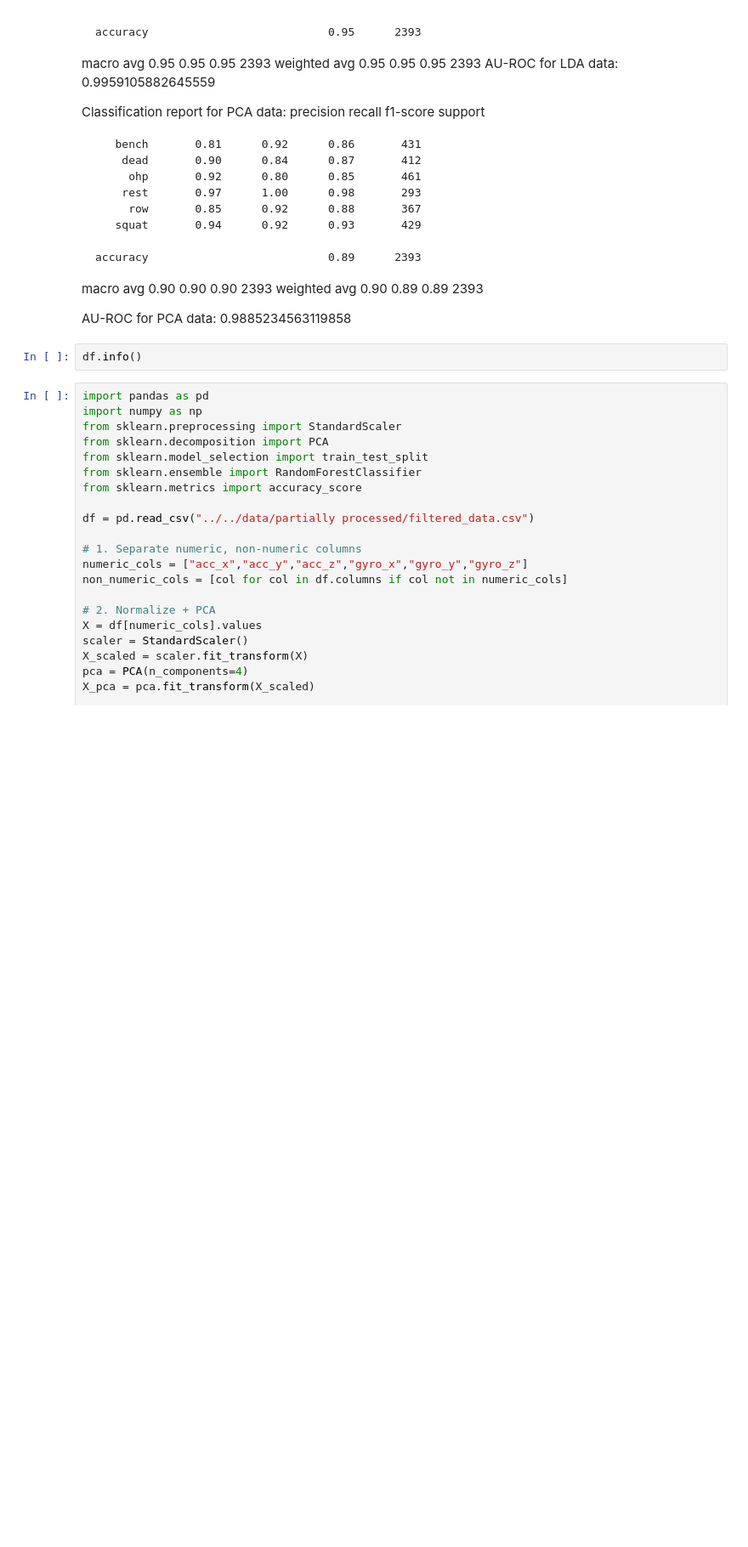
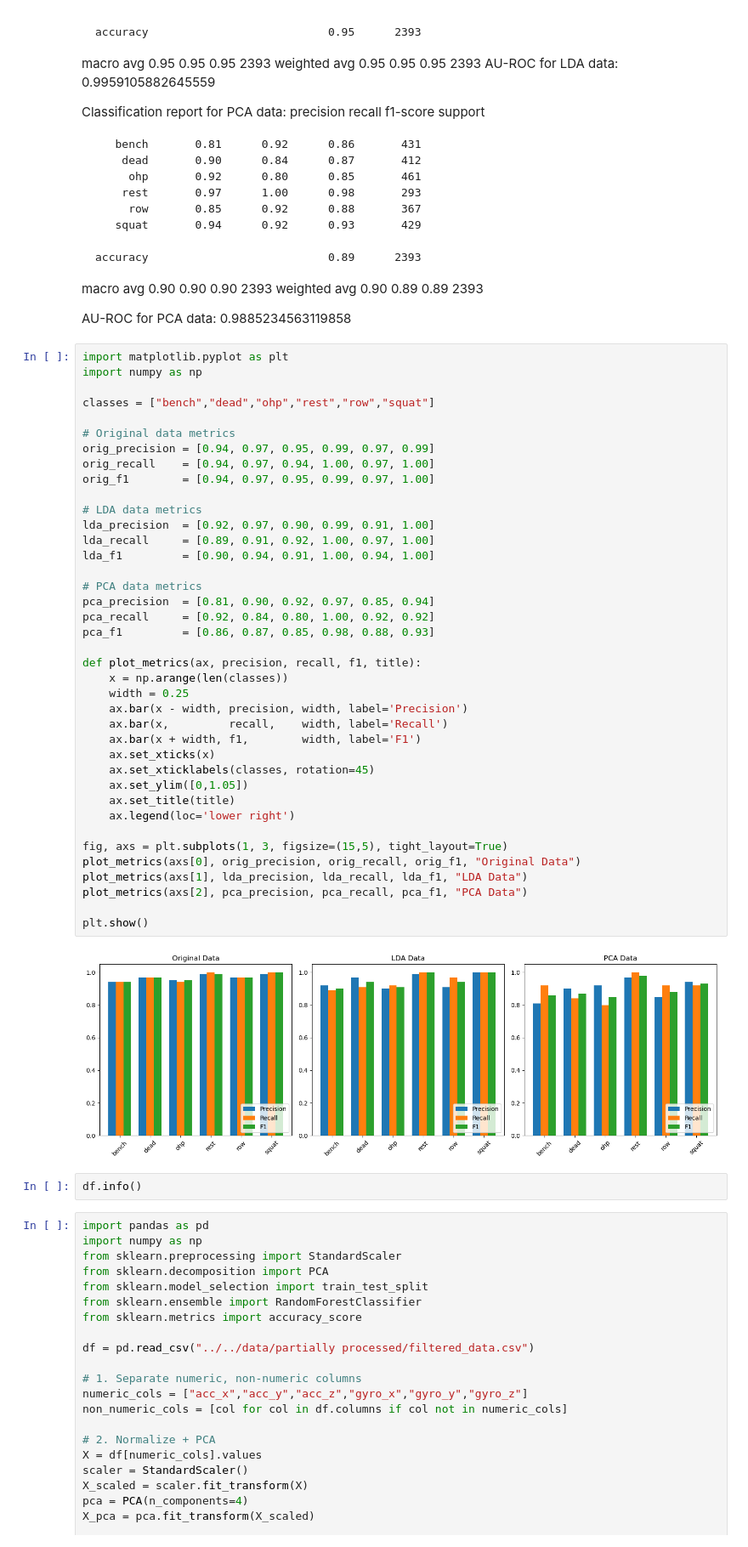
Before and after one commit to Stanislaw2231/inzynierka, a Jupyter notebook: src/feature_engineering/feature_engineering.ipynb, the cells around one changed output. Shown at 85% size. Cells and saved outputs as stored; diff of their text form; blank space fills up the shorter version.

```diff
--- a/src/feature_engineering/feature_engineering.ipynb
+++ b/src/feature_engineering/feature_engineering.ipynb
@@ -336,6 +336,47 @@ Classification report for PCA data:
 weighted avg       0.90      0.89      0.89      2393
 
 AU-ROC for PCA data: 0.9885234563119858
+# %%
+import matplotlib.pyplot as plt
+import numpy as np
+
+classes = ["bench","dead","ohp","rest","row","squat"]
+
+# Original data metrics
+orig_precision = [0.94, 0.97, 0.95, 0.99, 0.97, 0.99]
+orig_recall    = [0.94, 0.97, 0.94, 1.00, 0.97, 1.00]
+orig_f1        = [0.94, 0.97, 0.95, 0.99, 0.97, 1.00]
+
+# LDA data metrics
+lda_precision  = [0.92, 0.97, 0.90, 0.99, 0.91, 1.00]
+lda_recall     = [0.89, 0.91, 0.92, 1.00, 0.97, 1.00]
+lda_f1         = [0.90, 0.94, 0.91, 1.00, 0.94, 1.00]
+
+# PCA data metrics
+pca_precision  = [0.81, 0.90, 0.92, 0.97, 0.85, 0.94]
+pca_recall     = [0.92, 0.84, 0.80, 1.00, 0.92, 0.92]
+pca_f1         = [0.86, 0.87, 0.85, 0.98, 0.88, 0.93]
+
+def plot_metrics(ax, precision, recall, f1, title):
+    x = np.arange(len(classes))
+    width = 0.25
+    ax.bar(x - width, precision, width, label='Precision')
+    ax.bar(x,         recall,    width, label='Recall')
+    ax.bar(x + width, f1,        width, label='F1')
+    ax.set_xticks(x)
+    ax.set_xticklabels(classes, rotation=45)
+    ax.set_ylim([0,1.05])
+    ax.set_title(title)
+    ax.legend(loc='lower right')
+
+fig, axs = plt.subplots(1, 3, figsize=(15,5), tight_layout=True)
+plot_metrics(axs[0], orig_precision, orig_recall, orig_f1, "Original Data")
+plot_metrics(axs[1], lda_precision, lda_recall, lda_f1, "LDA Data")
+plot_metrics(axs[2], pca_precision, pca_recall, pca_f1, "PCA Data")
+
+plt.show()
+# %% [output]
+[figure, added]
 # %%
 df.info()
 # %%
```
Also changed, not shown: 2 other files.
